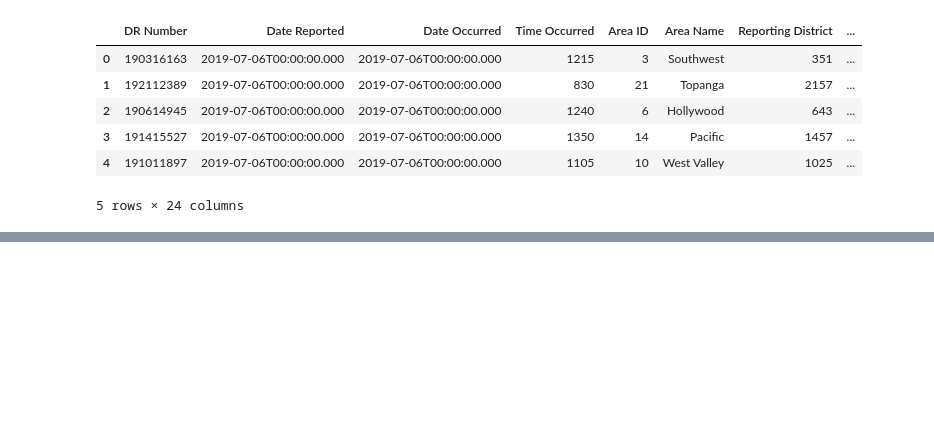
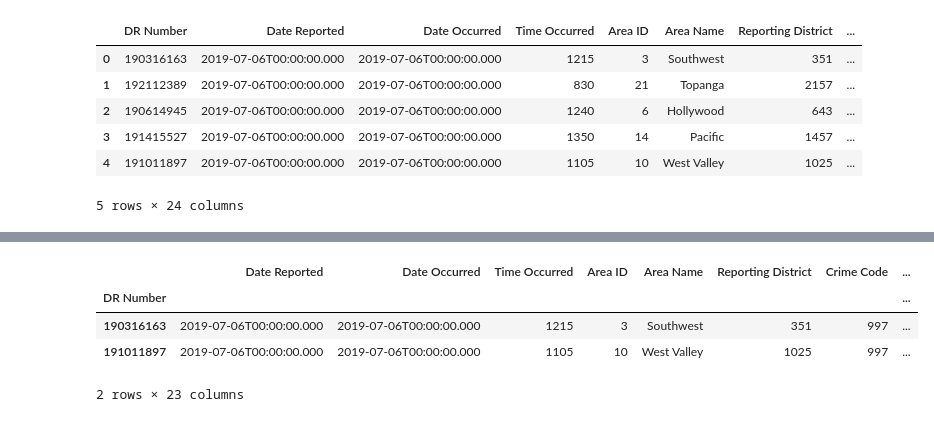
Before and after one commit to masoodaqaim/la_traffic_learning_altair, a Jupyter notebook: la_traffic.ipynb, the cells around one changed output, grey strips where cells are left out. Drawn from its saved outputs; the diff is of its cells as text; code cells hidden in the pictures; blank space fills up the shorter version.

```diff
--- a/la_traffic.ipynb
+++ b/la_traffic.ipynb
@@ -51,0 +100,9 @@ memory usage: 87.8+ MB
+# %%
+# use double brackets for two or more, df.loc[[index, index2]]
+la_df.loc[[190316163, 191011897]]
+# %% [output]
+|  | Date Reported | Date Occurred | Time Occurred | Area ID | Area Name | Reporting District | Crime Code | ... |
+| DR Number |  |  |  |  |  |  |  | ... |
+| 190316163 | 2019-07-06T00:00:00.000 | 2019-07-06T00:00:00.000 | 1215 | 3 | Southwest | 351 | 997 | ... |
+| 191011897 | 2019-07-06T00:00:00.000 | 2019-07-06T00:00:00.000 | 1105 | 10 | West Valley | 1025 | 997 | ... |
+2 rows × 23 columns
```
Also changed, not shown: parts of 9 cells of this notebook.
